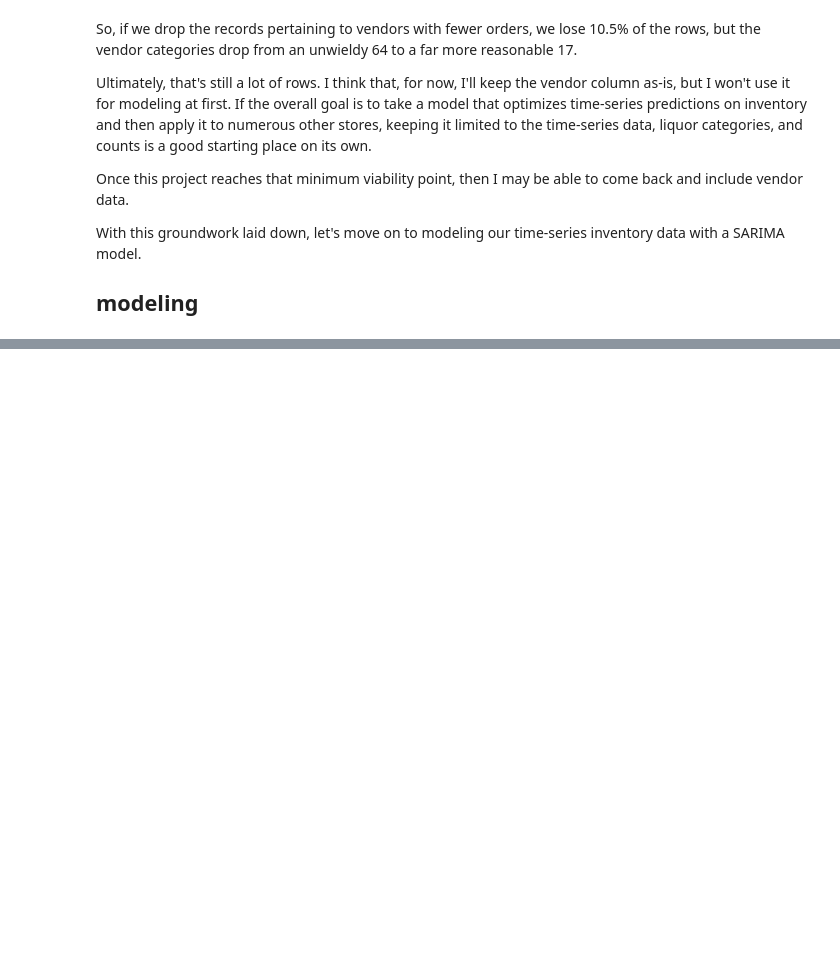
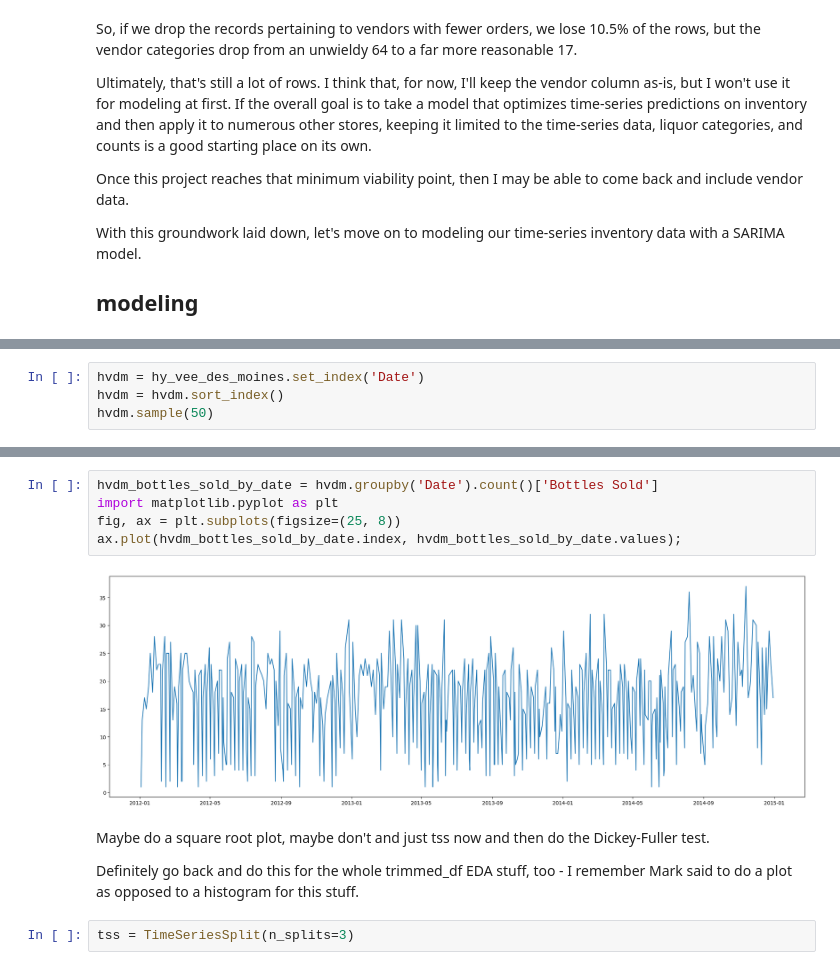
Before and after one commit to joeldmott/inventory_project, a Jupyter notebook: inventory_restocking_project.ipynb, the cells around one changed output, grey strips where cells are left out. Saved outputs shown, nothing was run; the diff lists cells and outputs as text; blank space fills up the shorter version.

```diff
--- a/inventory_restocking_project.ipynb
+++ b/inventory_restocking_project.ipynb
@@ -479,0 +521,4 @@ With this groundwork laid down, let's move on to modeling our time-series invent
+# %%
+hvdm = hy_vee_des_moines.set_index('Date')
+hvdm = hvdm.sort_index()
+hvdm.sample(50)
@@ -479,0 +548,13 @@ With this groundwork laid down, let's move on to modeling our time-series invent
+# %%
+hvdm_bottles_sold_by_date = hvdm.groupby('Date').count()['Bottles Sold']
+import matplotlib.pyplot as plt
+fig, ax = plt.subplots(figsize=(25, 8))
+ax.plot(hvdm_bottles_sold_by_date.index, hvdm_bottles_sold_by_date.values);
+# %% [output]
+[figure, added]
+# %% [markdown]
+Maybe do a square root plot, maybe don't and just tss now and then do the Dickey-Fuller test.
+
+Definitely go back and do this for the whole trimmed_df EDA stuff, too - I remember Mark said to do a plot as opposed to a histogram for this stuff.
+# %%
+tss = TimeSeriesSplit(n_splits=3)
```
Also changed, not shown: parts of 7 cells of this notebook.
